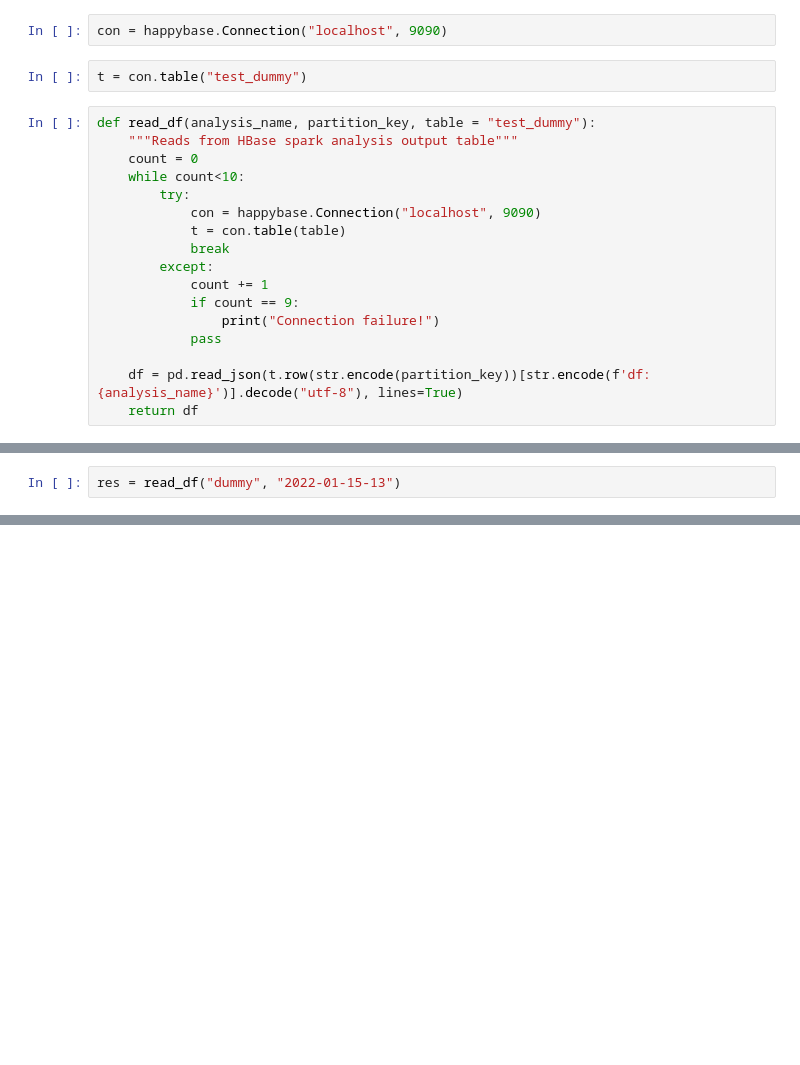
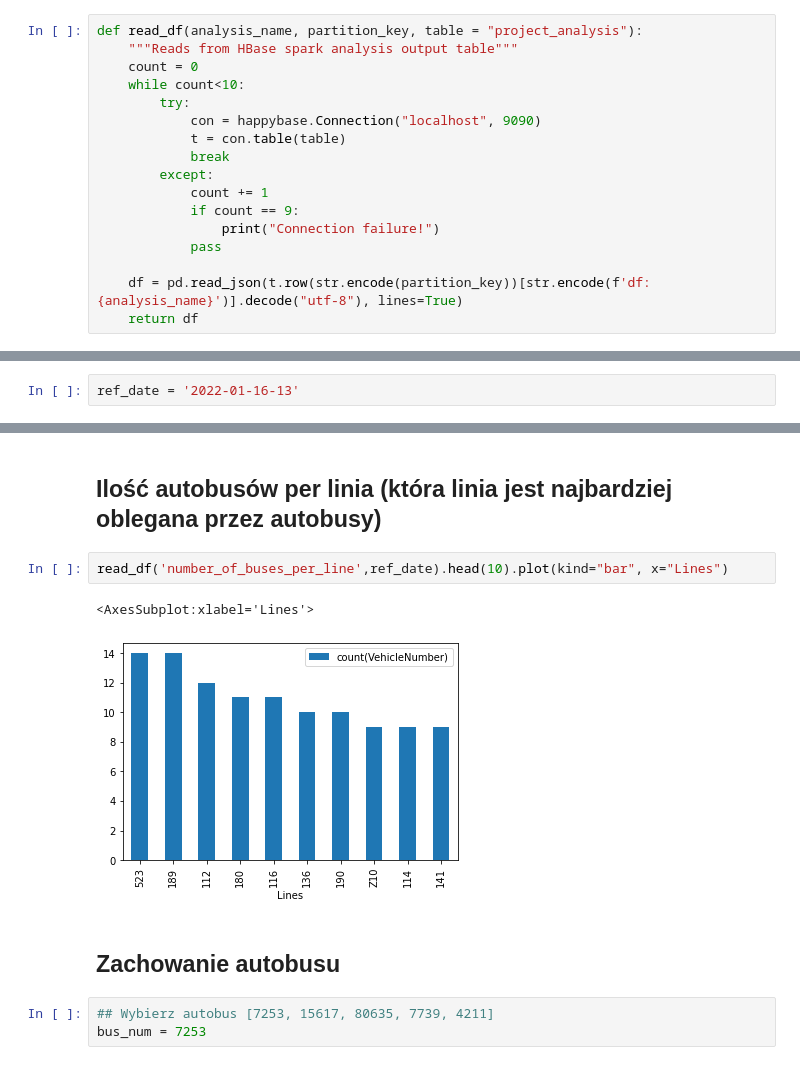
Before and after one commit to jjanborowka/BD3_Pingwiny_z_Madagaskaru, a Jupyter notebook: notebooks/batch_analysis.ipynb, the cells around one changed output, grey strips where cells are left out. Drawn from its saved outputs; the diff is of its cells as text; blank space fills up the shorter version.

```diff
--- a/notebooks/batch_analysis.ipynb
+++ b/notebooks/batch_analysis.ipynb
@@ -11,9 +5,5 @@ import pandas as pd
-# %%
-con = happybase.Connection("localhost", 9090)
-# %%
-t = con.table("test_dummy")
 # %%
-def read_df(analysis_name, partition_key, table = "test_dummy"):
+def read_df(analysis_name, partition_key, table = "project_analysis"):
     """Reads from HBase spark analysis output table"""
     count = 0
     while count<10:
@@ -32,2 +24,2 @@ def read_df(analysis_name, partition_key, table = "test_dummy"):
 # %%
-res = read_df("dummy", "2022-01-15-13")
+ref_date = '2022-01-16-13'
@@ -42,0 +60,12 @@ res.head()
+# %% [markdown]
+## Ilość autobusów per linia (która linia jest najbardziej oblegana przez autobusy)
+# %%
+read_df('number_of_buses_per_line',ref_date).head(10).plot(kind="bar", x="Lines")
+# %% [output]
+<AxesSubplot:xlabel='Lines'>
+[figure, added]
+# %% [markdown]
+## Zachowanie autobusu
+# %%
+## Wybierz autobus [7253, 15617, 80635, 7739, 4211]
+bus_num = 7253
```
Also changed, not shown: parts of 24 cells of this notebook, 5 other files.
